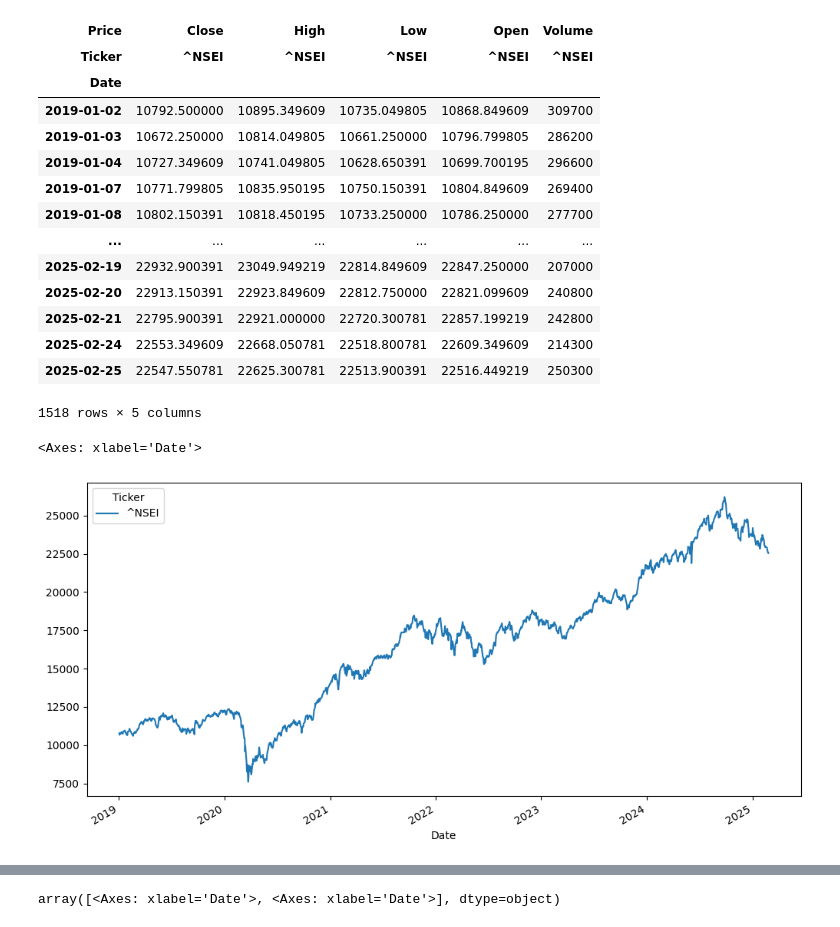
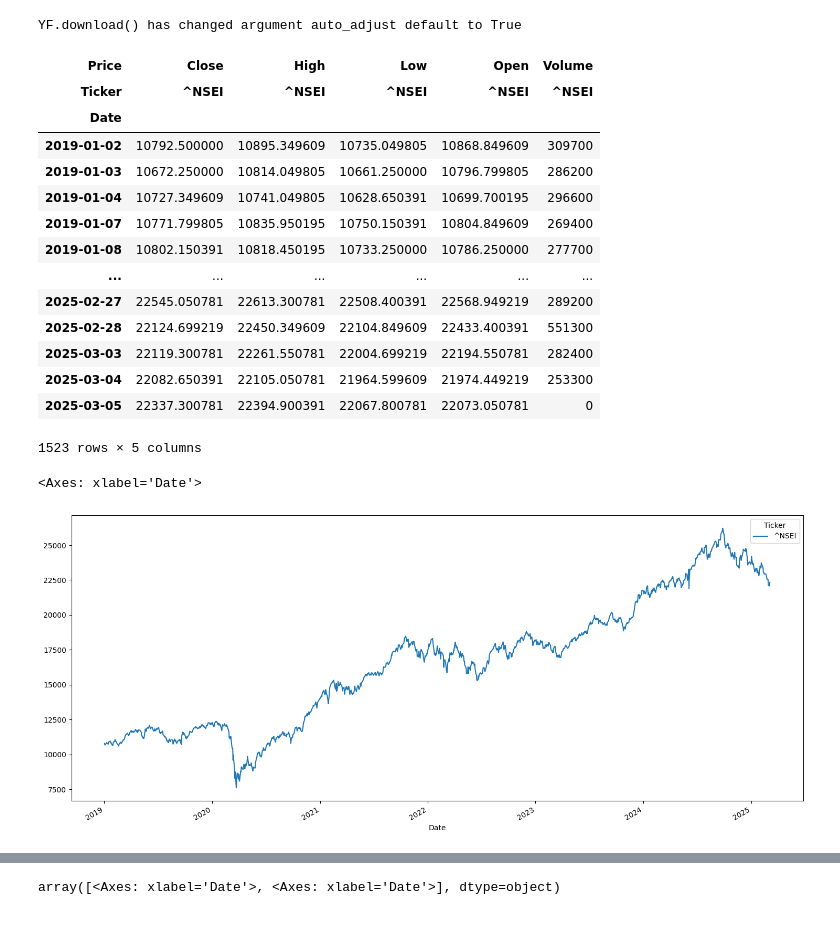
Before and after one commit to manikur/Python-Programming, a Jupyter notebook: NSEIBEST_ANALYSIS.ipynb, the cells around one changed output, grey strips where cells are left out. Drawn from its saved outputs; the diff is of its cells as text; code cells hidden in the pictures.

```diff
--- a/NSEIBEST_ANALYSIS.ipynb
+++ b/NSEIBEST_ANALYSIS.ipynb
@@ -7,8 +7,10 @@ import yfinance as yf
 # %%
 nsei = yf.download('^NSEI',
  start='2019-01-01',
- end='2025-02-26',
+ end='2025-03-06',
  progress=False)
+# %% [output]
+YF.download() has changed argument auto_adjust default to True
 # %%
 nsei
 # %% [output]
@@ -21,19 +23,19 @@ nsei
 | 2019-01-07 | 10771.799805 | 10835.950195 | 10750.150391 | 10804.849609 | 269400 |
 | 2019-01-08 | 10802.150391 | 10818.450195 | 10733.250000 | 10786.250000 | 277700 |
 | ... | ... | ... | ... | ... | ... |
-| 2025-02-19 | 22932.900391 | 23049.949219 | 22814.849609 | 22847.250000 | 207000 |
-| 2025-02-20 | 22913.150391 | 22923.849609 | 22812.750000 | 22821.099609 | 240800 |
-| 2025-02-21 | 22795.900391 | 22921.000000 | 22720.300781 | 22857.199219 | 242800 |
-| 2025-02-24 | 22553.349609 | 22668.050781 | 22518.800781 | 22609.349609 | 214300 |
-| 2025-02-25 | 22547.550781 | 22625.300781 | 22513.900391 | 22516.449219 | 250300 |
+| 2025-02-27 | 22545.050781 | 22613.300781 | 22508.400391 | 22568.949219 | 289200 |
+| 2025-02-28 | 22124.699219 | 22450.349609 | 22104.849609 | 22433.400391 | 551300 |
+| 2025-03-03 | 22119.300781 | 22261.550781 | 22004.699219 | 22194.550781 | 282400 |
+| 2025-03-04 | 22082.650391 | 22105.050781 | 21964.599609 | 21974.449219 | 253300 |
+| 2025-03-05 | 22337.300781 | 22394.900391 | 22067.800781 | 22073.050781 | 0 |
-1518 rows × 5 columns
+1523 rows × 5 columns
 # %%
 import matplotlib.pyplot as plt
 # %%
-nsei['Close'].plot(figsize=(12,6))
+nsei['Close'].plot(figsize=(18,8))
 # %% [output]
 <Axes: xlabel='Date'>
-[figure, old version]
+[figure, new version]
 # %%
 nsei['Volume'].plot(figsize=(12,8))
 # %% [output]
```
Also changed, not shown: parts of 21 cells of this notebook.
